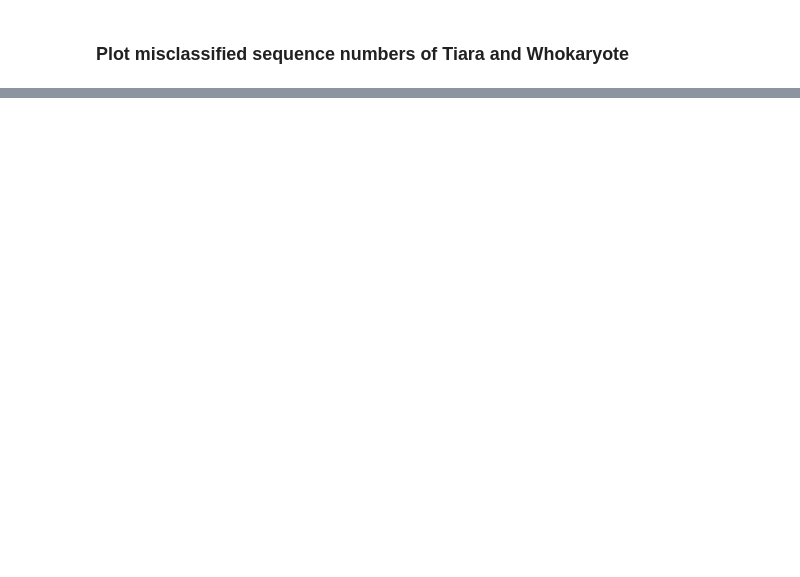
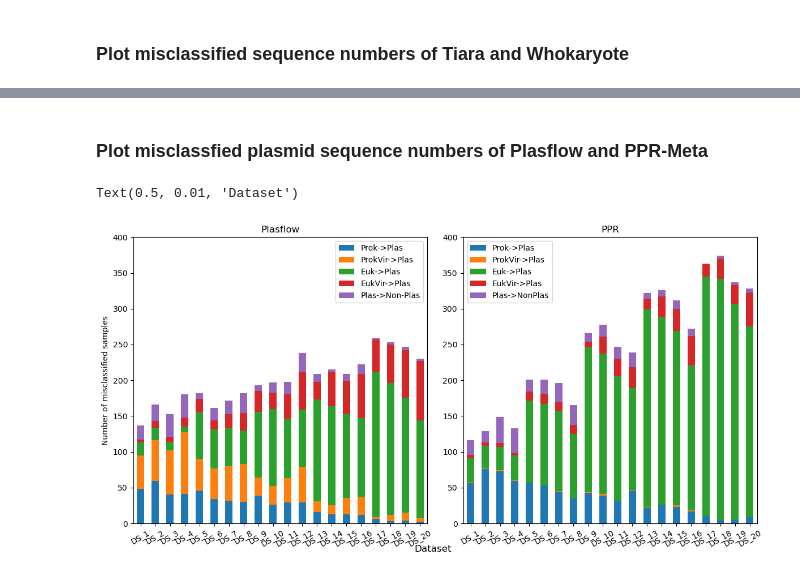
Before and after one commit to chengsly/DeepMicroClass, a Jupyter notebook: plot_figures/plot_acc_f1/visualize_misclassified.ipynb, the cells around one changed output, grey strips where cells are left out. Drawn from its saved outputs; the diff is of its cells as text; code cells hidden in the pictures; blank space fills up the shorter version.

```diff
--- a/plot_figures/plot_acc_f1/visualize_misclassified.ipynb
+++ b/plot_figures/plot_acc_f1/visualize_misclassified.ipynb
@@ -41,0 +35,27 @@ fig.savefig('/home/tianqi/project/DeepMicrobeFinder/plot_figures/plot_acc_f1/ana
+# %% [markdown]
+### Plot misclassfied plasmid sequence numbers of Plasflow and PPR-Meta
+# %%
+plasflow = pd.read_csv('/home/tianqi/project/DeepMicrobeFinder/perf_summary/misclassified_plasflow.csv')
+plasflow.index = xticks
+
+ppr = pd.read_csv('/home/tianqi/project/DeepMicrobeFinder/perf_summary/misclassified_ppr.csv')
+ppr.index = xticks
+
+fig, ax = plt.subplots(1, 2, figsize=(12, 6))
+plasflow.plot.bar(stacked=True, ax=ax[0])
+ax[0].set_title('Plasflow')
+ax[0].set_ylabel('Number of misclassified samples')
+ax[0].set_ylim(0, 400)
+ax[0].tick_params(axis='x', labelrotation=30)
+
+ppr.plot.bar(stacked=True, ax=ax[1])
+ax[1].set_title('PPR')
+ax[1].set_ylim(0, 400)
+ax[1].tick_params(axis='x', labelrotation=30)
+
+fig.tight_layout()
+fig.supxlabel('Dataset')
+fig.savefig('/home/tianqi/project/DeepMicrobeFinder/plot_figures/plot_acc_f1/analysis_results/mistake_pro.pdf', bbox_inches='tight')
+# %% [output]
+Text(0.5, 0.01, 'Dataset')
+[figure, added]
```
Also changed, not shown: parts of 1 cell of this notebook, 2 other files.
